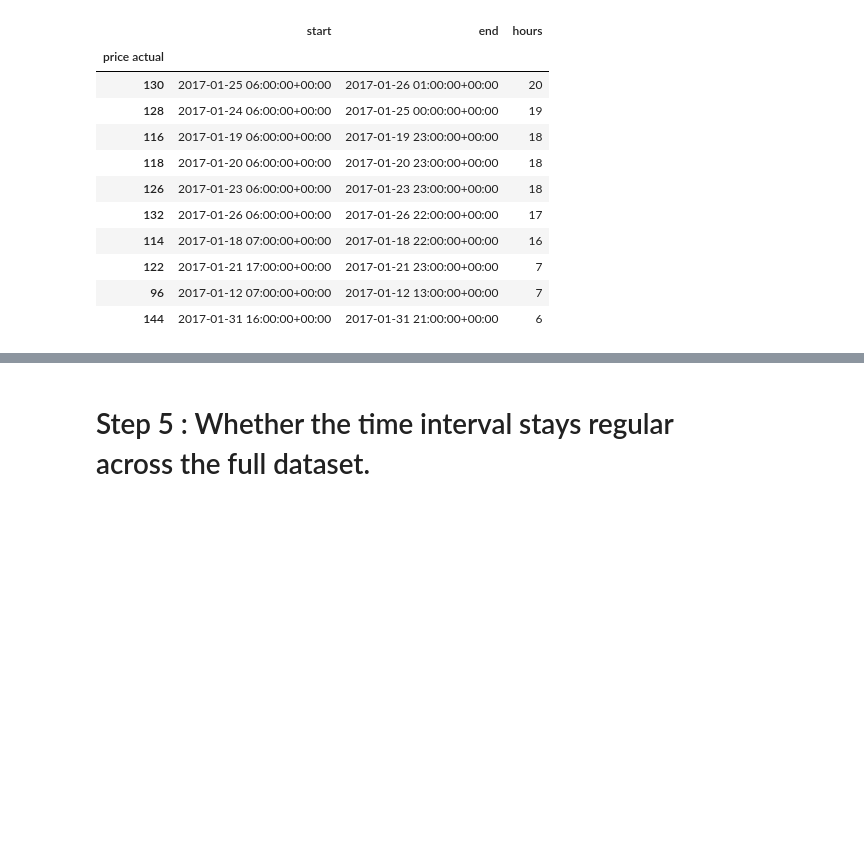
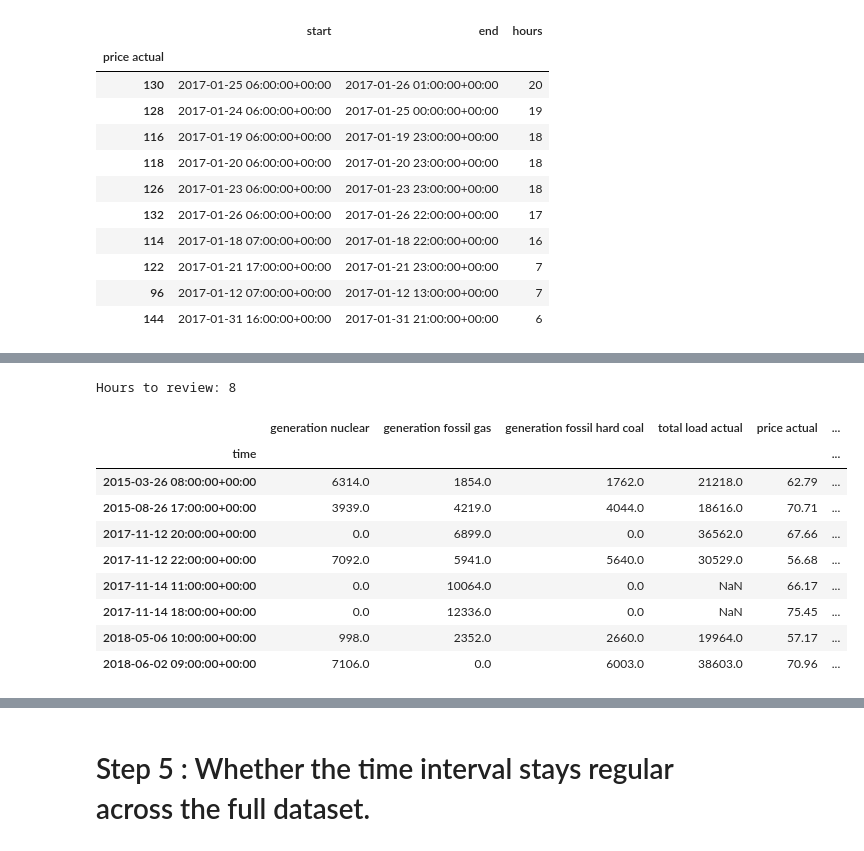
Before and after one commit to AyahQalo/volta, a Jupyter notebook: notebooks/day1-trackc-data-quality.ipynb, the cells around one changed output, grey strips where cells are left out. Saved outputs shown, nothing was run; the diff lists cells and outputs as text; code cells hidden in the pictures; blank space fills up the shorter version.

```diff
--- a/notebooks/day1-trackc-data-quality.ipynb
+++ b/notebooks/day1-trackc-data-quality.ipynb
@@ -629,0 +779,21 @@ Name: count, dtype: int64
+# %%
+# 6) Draft review table. NO data is changed here.
+#    The team fills the last column by eye: "logging fault" (drops and recovers within an hour)
+#    or "real event" (gradual or lasting change).
+suspect = multi | (energy["generation fossil gas"] == 0) | (energy["generation nuclear"] == 0)
+review = energy.loc[suspect, cols_check + ["price actual"]].copy()
+review["reason"] = ""
+print("Hours to review:", len(review))
+review
+# %% [output]
+Hours to review: 8
+|  | generation nuclear | generation fossil gas | generation fossil hard coal | total load actual | price actual | ... |
+| time |  |  |  |  |  | ... |
+| 2015-03-26 08:00:00+00:00 | 6314.0 | 1854.0 | 1762.0 | 21218.0 | 62.79 | ... |
+| 2015-08-26 17:00:00+00:00 | 3939.0 | 4219.0 | 4044.0 | 18616.0 | 70.71 | ... |
+| 2017-11-12 20:00:00+00:00 | 0.0 | 6899.0 | 0.0 | 36562.0 | 67.66 | ... |
+| 2017-11-12 22:00:00+00:00 | 7092.0 | 5941.0 | 5640.0 | 30529.0 | 56.68 | ... |
+| 2017-11-14 11:00:00+00:00 | 0.0 | 10064.0 | 0.0 | NaN | 66.17 | ... |
+| 2017-11-14 18:00:00+00:00 | 0.0 | 12336.0 | 0.0 | NaN | 75.45 | ... |
+| 2018-05-06 10:00:00+00:00 | 998.0 | 2352.0 | 2660.0 | 19964.0 | 57.17 | ... |
+| 2018-06-02 09:00:00+00:00 | 7106.0 | 0.0 | 6003.0 | 38603.0 | 70.96 | ... |
```
Also changed, not shown: parts of 21 cells of this notebook.
